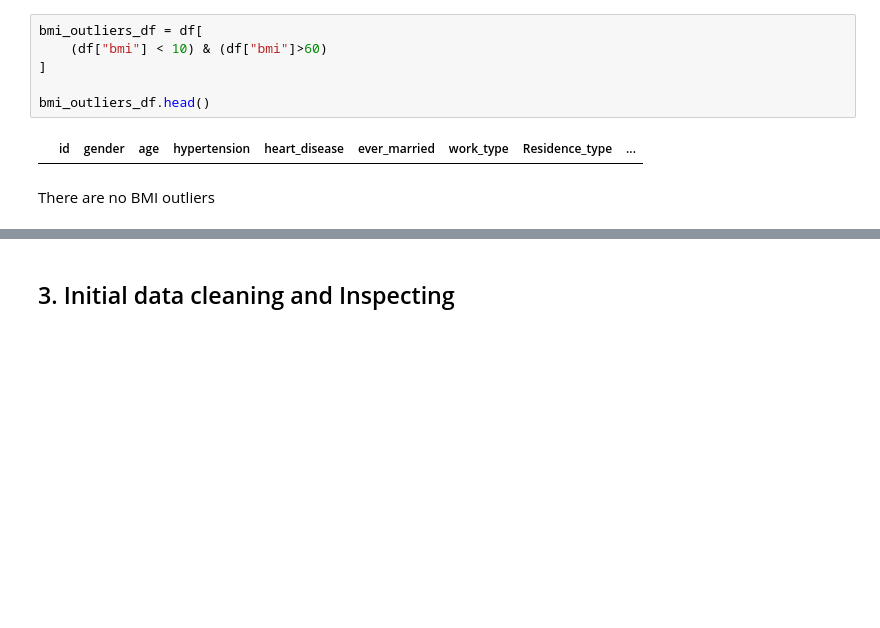
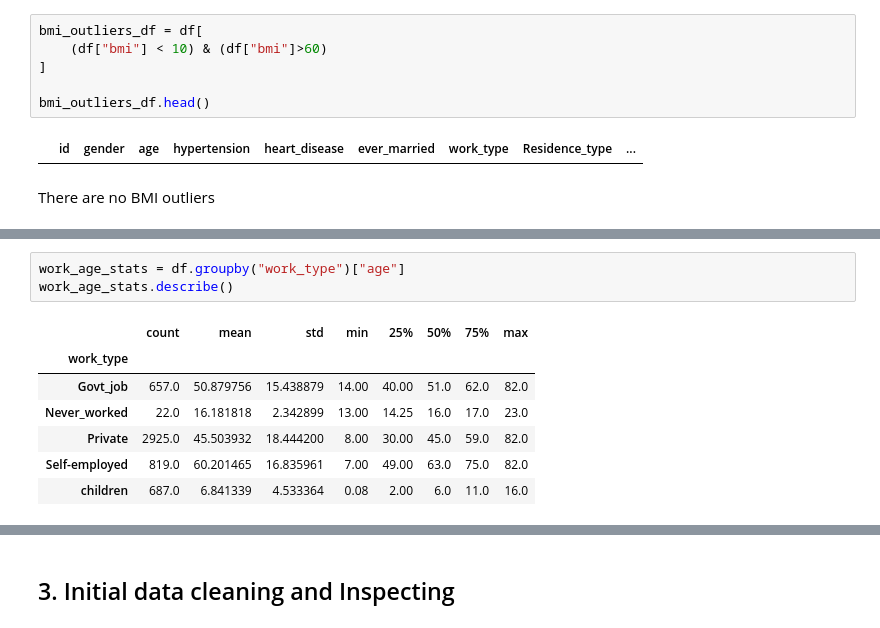
Before and after one commit to idowein/data-science-course-HIT, a Jupyter notebook: HW2/EDA_stroke_dataset.ipynb, the cells around one changed output, grey strips where cells are left out. Cells and saved outputs as stored; diff of their text form; blank space fills up the shorter version.

```diff
--- a/HW2/EDA_stroke_dataset.ipynb
+++ b/HW2/EDA_stroke_dataset.ipynb
@@ -149,0 +267,11 @@ There are no BMI outliers
+# %%
+work_age_stats = df.groupby("work_type")["age"]
+work_age_stats.describe()
+# %% [output]
+|  | count | mean | std | min | 25% | 50% | 75% | max |
+| work_type |  |  |  |  |  |  |  |  |
+| Govt_job | 657.0 | 50.879756 | 15.438879 | 14.00 | 40.00 | 51.0 | 62.0 | 82.0 |
+| Never_worked | 22.0 | 16.181818 | 2.342899 | 13.00 | 14.25 | 16.0 | 17.0 | 23.0 |
+| Private | 2925.0 | 45.503932 | 18.444200 | 8.00 | 30.00 | 45.0 | 59.0 | 82.0 |
+| Self-employed | 819.0 | 60.201465 | 16.835961 | 7.00 | 49.00 | 63.0 | 75.0 | 82.0 |
+| children | 687.0 | 6.841339 | 4.533364 | 0.08 | 2.00 | 6.0 | 11.0 | 16.0 |
```
Also changed, not shown: parts of 38 cells of this notebook.
